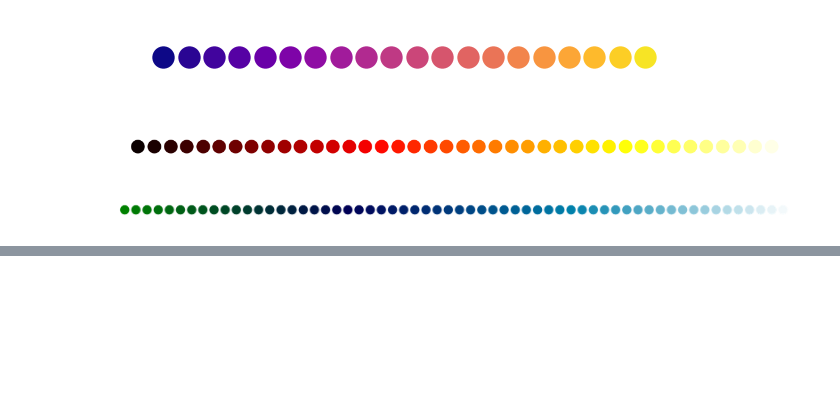
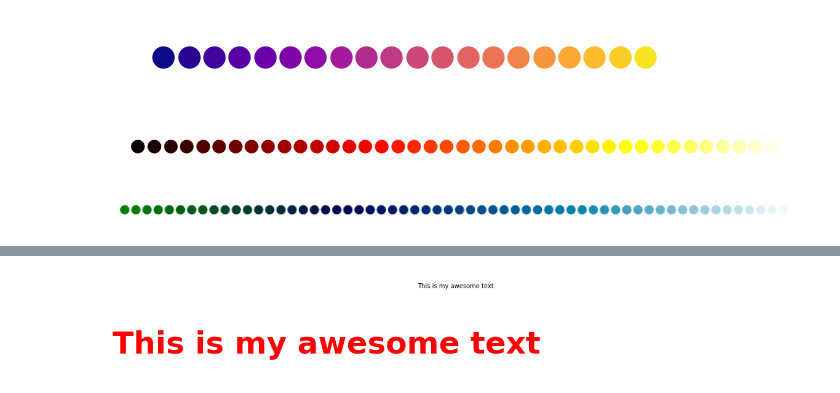
Before and after one commit to a-slide/pyBioPlot, a Jupyter notebook: test_pyBioPlot.ipynb, the cells around one changed output, grey strips where cells are left out. Drawn from its saved outputs; the diff is of its cells as text; code cells hidden in the pictures; blank space fills up the shorter version.

```diff
--- a/test_pyBioPlot.ipynb
+++ b/test_pyBioPlot.ipynb
@@ -139,0 +155,8 @@ a = get_color_list(60, colormap="ocean", plot_palette=True)
+# %%
+plot_text("This is my awesome text")
+# %% [output]
+[figure, added]
+# %%
+plot_text("This is my awesome text", align="left", color="red", fontsize=50, fontweight="bold")
+# %% [output]
+[figure, added]
```
Also changed, not shown: parts of 7 cells of this notebook, 1 other file.
